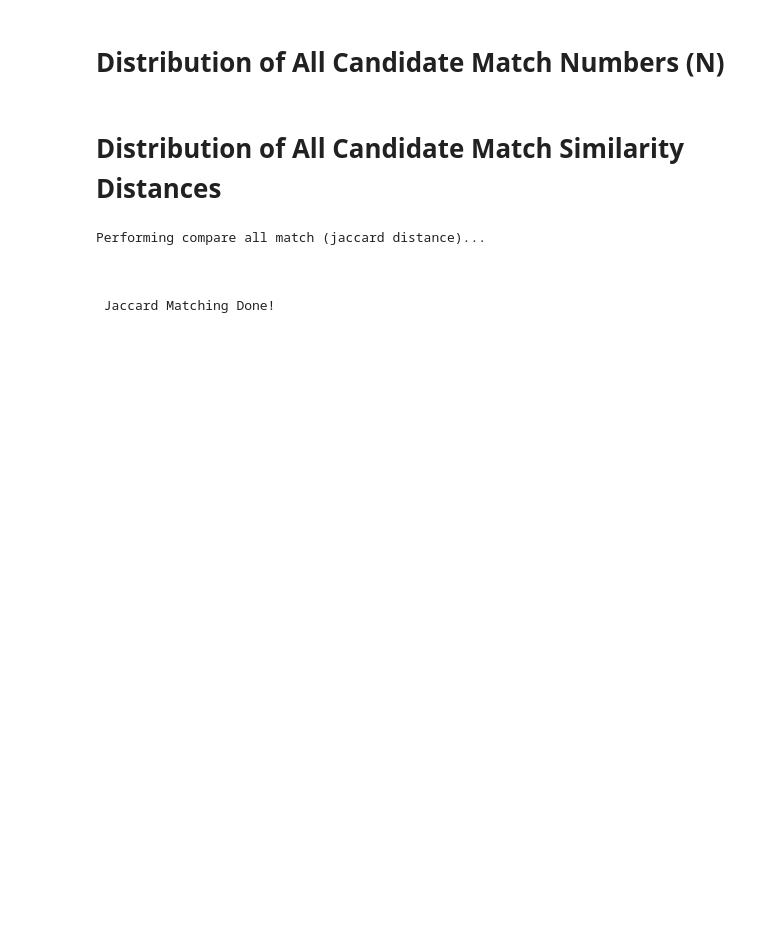
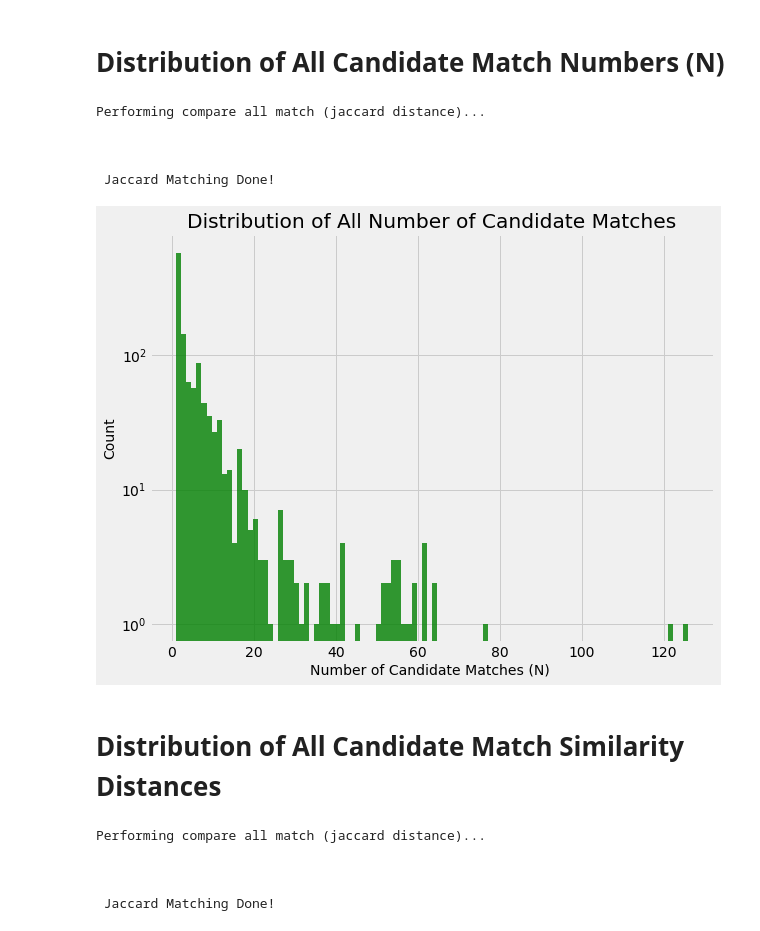
Before and after one commit to denizturkcapar/Quantifying-Uncertainty-Aggregate-Queries, a Jupyter notebook: experiments/Histograms - Distributions of Real Data Experiments.ipynb, the cells around one changed output. Saved outputs shown, nothing was run; the diff lists cells and outputs as text; code cells hidden in the pictures; blank space fills up the shorter version.

```diff
--- a/experiments/Histograms - Distributions of Real Data Experiments.ipynb
+++ b/experiments/Histograms - Distributions of Real Data Experiments.ipynb
@@ -9,7 +9,14 @@ import sum_abt_buy_funcs
 # %%
 sum_real_data_exp_funcs.show_candidate_nmatches_histogram('../Background_Demonstration_Data/company_a_inventory.csv', '../Background_Demonstration_Data/company_b_inventory.csv', 'Distribution of All Number of Candidate Matches', 0.8)
 # %%
-sum_real_data_exp_funcs.show_candidate_nmatches_histogram('../Amazon-GoogleProducts/Amazon.csv', '../Amazon-GoogleProducts/GoogleProducts.csv', 'Amazon-Google: Distribution of All Number of Candidate Matches', 0.8)
+sum_real_data_exp_funcs.show_candidate_nmatches_histogram('../Amazon-GoogleProducts/Amazon.csv', '../Amazon-GoogleProducts/GoogleProducts.csv', 'Distribution of All Number of Candidate Matches', 0.8)
+# %% [output]
+Performing compare all match (jaccard distance)...
+
+
+
+ Jaccard Matching Done!
+[figure, added]
 # %%
 sum_real_data_exp_funcs.show_candidate_nmatches_histogram('../Abt-Buy/modified_abt.csv', '../Abt-Buy/modified_buy.csv', 'Abt-Buy: Distribution of All Number of Candidate Matches', 0.8)
 # %%
```
Also changed, not shown: parts of 1 cell of this notebook, 3 other files.
